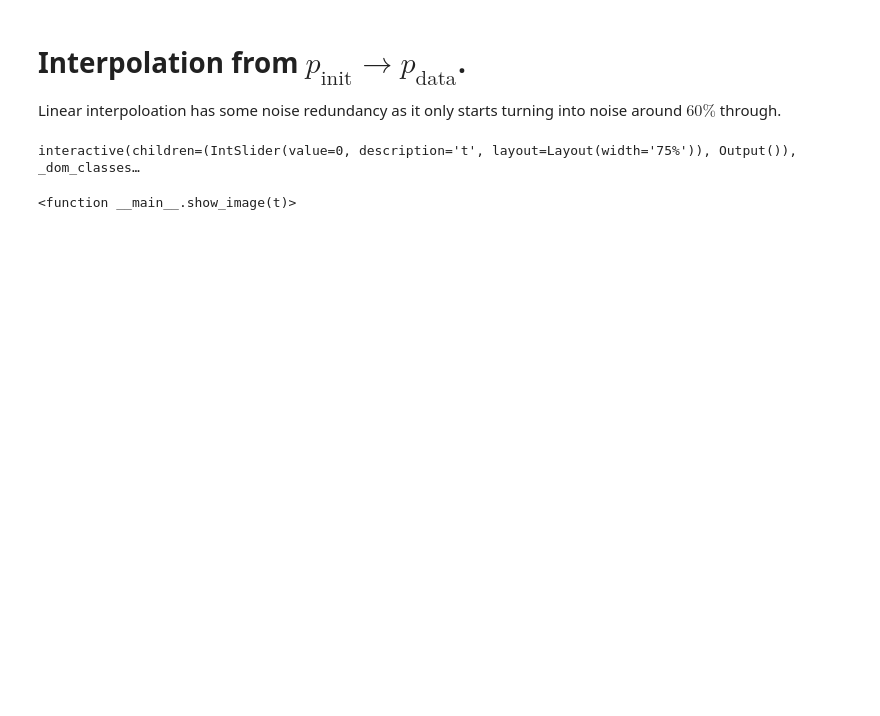
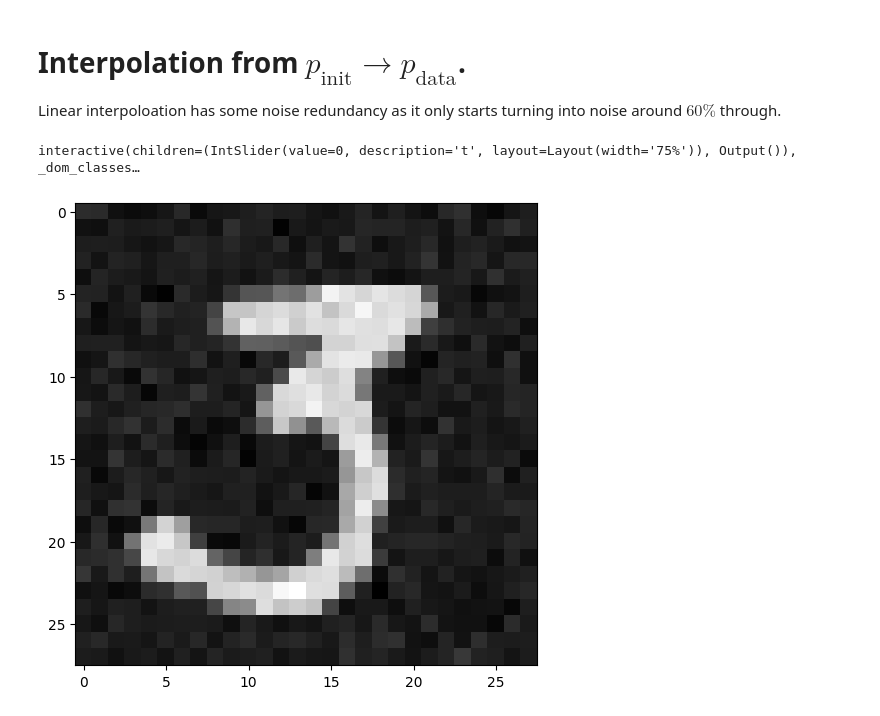
Before and after one commit to someonecantcode/VarationalAutoencoder, a Jupyter notebook: diffusion/flow-matching.ipynb, the cells around one changed output. Cells and saved outputs as stored; diff of their text form; code cells hidden in the pictures; blank space fills up the shorter version.

```diff
--- a/diffusion/flow-matching.ipynb
+++ b/diffusion/flow-matching.ipynb
@@ -265,17 +244,18 @@ Linear interpoloation has some noise redundancy as it only starts turning into n
 # %%
 max_steps = 100
 z = next(iter(train_loader))[0][0].to(device)
 @torch.no_grad()
-def show_image(t):
+def show_image_interpolation(t):
     t = torch.tensor(t / max_steps, device=device).unsqueeze(0)
     X_i = t * z + (1 - t) * torch.randn_like(z, device=device)
     X_i = X_i.view(28, 28).cpu()
 
     plt.figure(figsize=(6, 6))
     plt.imshow(X_i.squeeze(), cmap="gray") #, vmin=0, vmax=1)
     plt.show()
 
-interact(show_image, t=IntSlider(min=0, max=(max_steps), layout=Layout(width='75%')))
+interact(show_image_interpolation, t=IntSlider(min=0, max=(max_steps), layout=Layout(width='75%')))
+show_image_interpolation(max_steps * 0.95)
 # %% [output]
 interactive(children=(IntSlider(value=0, description='t', layout=Layout(width='75%')), Output()), _dom_classes…
-<function __main__.show_image(t)>
+[figure, added]
```
Also changed, not shown: parts of 6 cells of this notebook.
